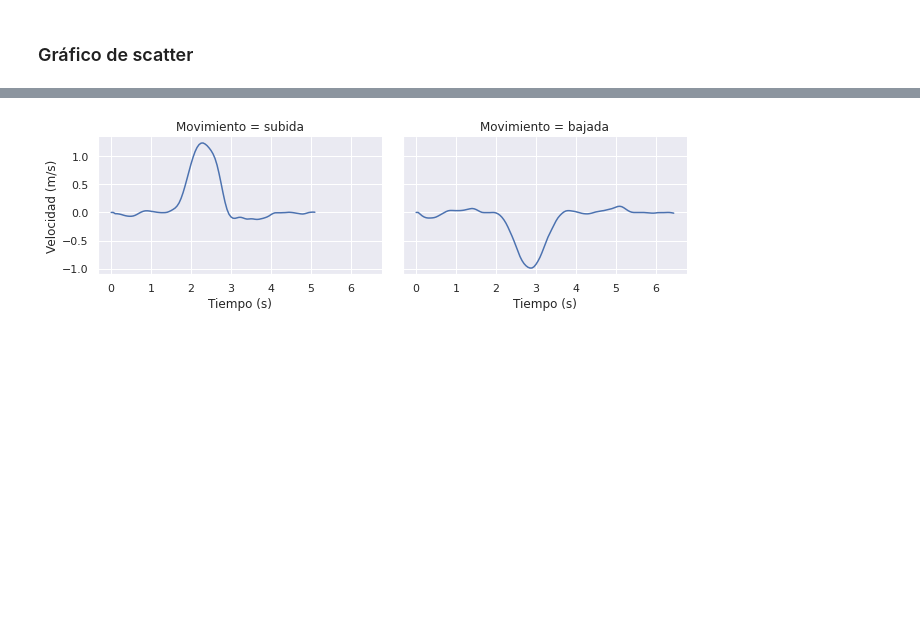
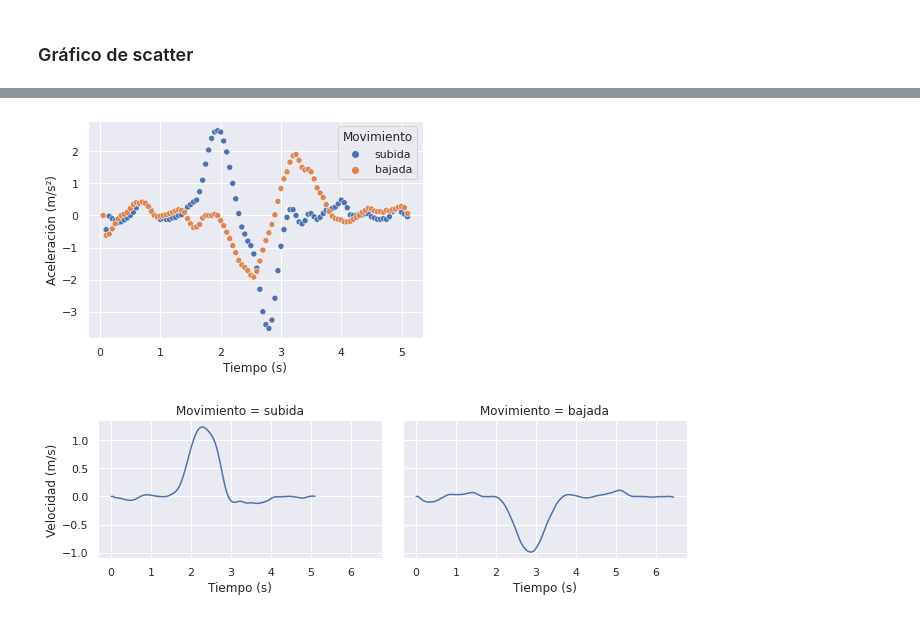
Before and after one commit to agucova/labs-dinamica, a Jupyter notebook: set2/analisis.ipynb, the cells around one changed output, grey strips where cells are left out. Saved outputs shown, nothing was run; the diff lists cells and outputs as text; code cells hidden in the pictures; blank space fills up the shorter version.

```diff
--- a/set2/analisis.ipynb
+++ b/set2/analisis.ipynb
@@ -88,3 +88,8 @@ plt.savefig('figs/scatter_vel.svg', format='svg')
+# %%
+sns.scatterplot(x="Tiempo (s)", y="Aceleración (m/s²)", data=datos, hue="Movimiento")
+plt.savefig('figs/scatter_acel.svg', format='svg')
+# %% [output]
+[figure, added]
 # %%
 v = sns.FacetGrid(datos, col="Movimiento")
 v.map(sns.lineplot, "Tiempo (s)", "Velocidad (m/s)", ci="sd")
```
Also changed, not shown: parts of 3 cells of this notebook.
